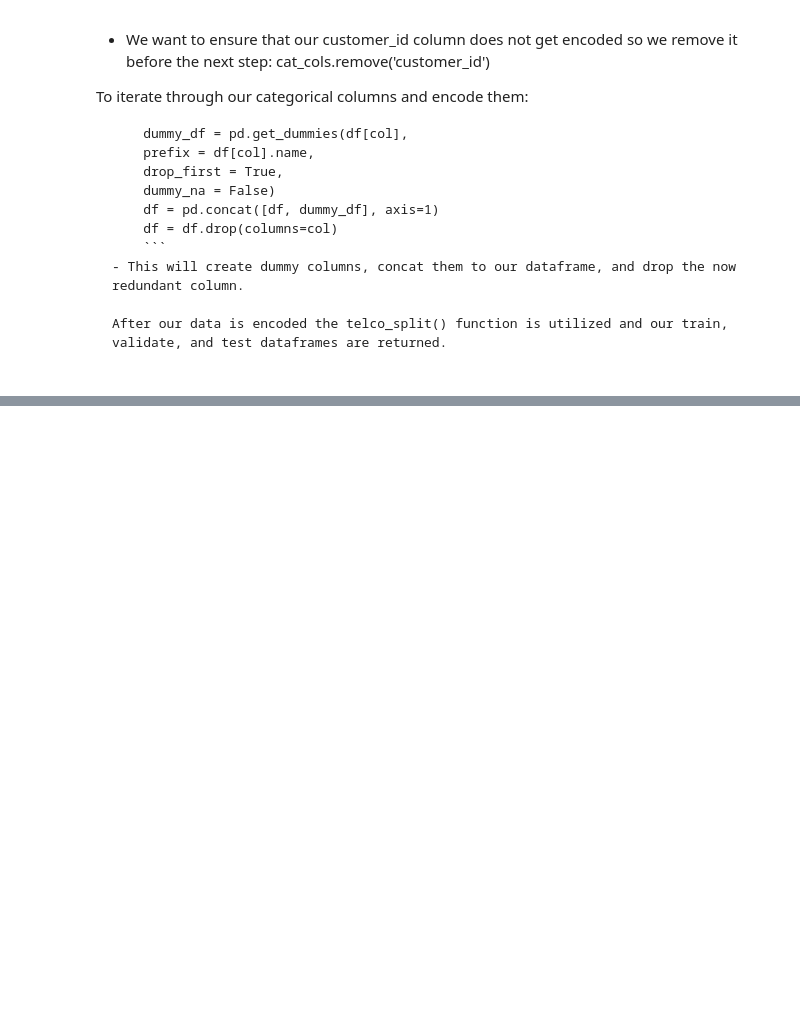
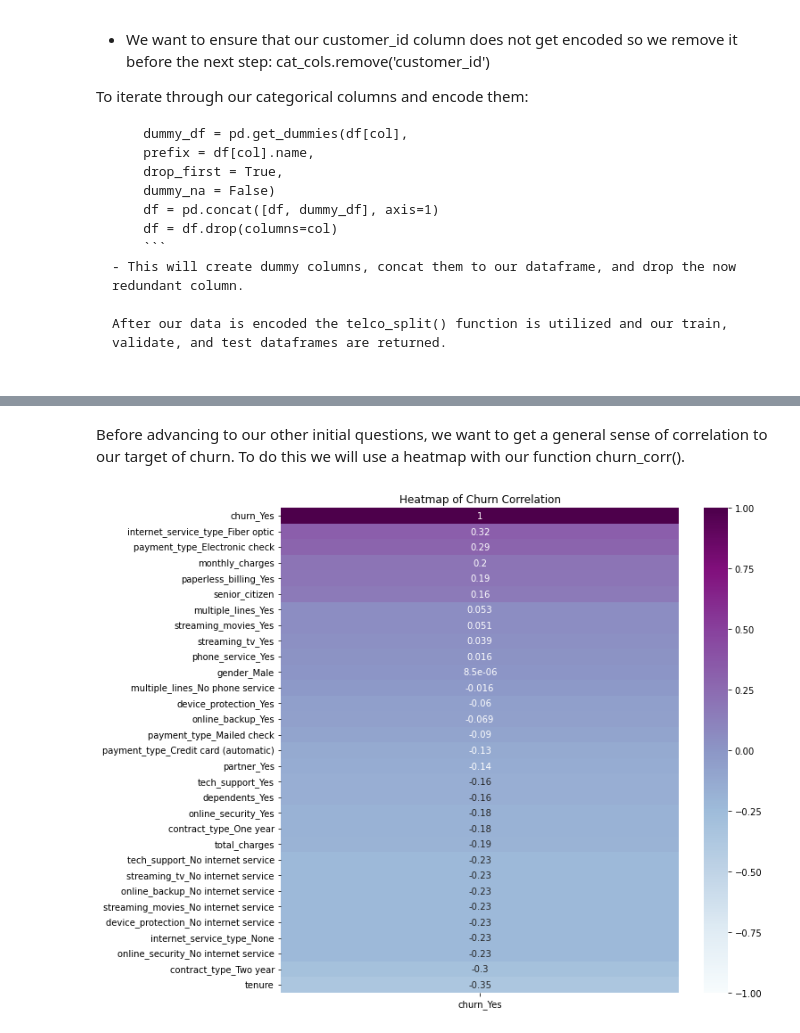
Before and after one commit to watermanbrandyn/classification_project, a Jupyter notebook: Final Report.ipynb, the cells around one changed output, grey strips where cells are left out. Drawn from its saved outputs; the diff is of its cells as text; code cells hidden in the pictures; blank space fills up the shorter version.

```diff
--- a/Final Report.ipynb
+++ b/Final Report.ipynb
@@ -103,0 +122,7 @@ We now want to try and delve out as many of the questions we asked initially, an
+# %% [markdown]
+Before advancing to our other initial questions, we want to get a general sense of correlation to our target of churn. To do this we will use a heatmap with our function churn_corr().
+# %%
+# Calling churn_corr() from our explore module to display a heatmap in relation to our target variable (churn)
+churn_corr(train)
+# %% [output]
+[figure, added]
```
Also changed, not shown: parts of 28 cells of this notebook.
